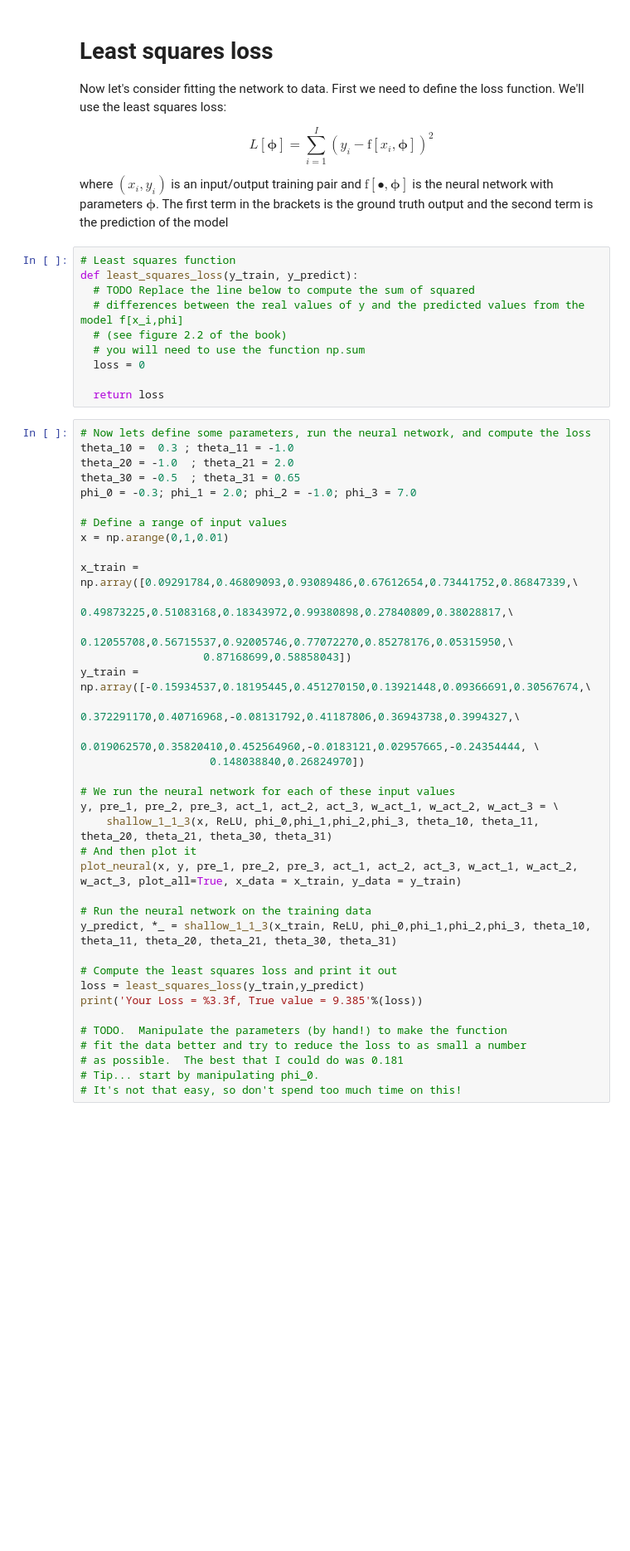
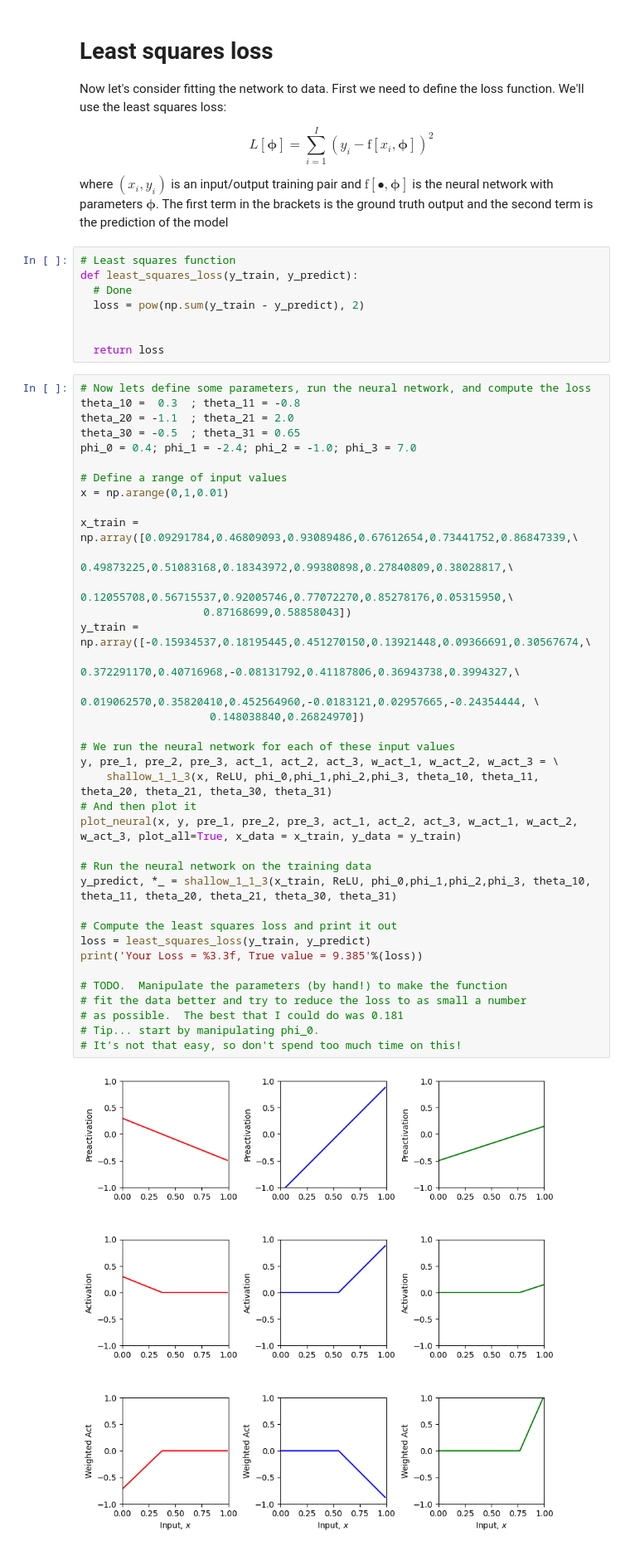
Before and after one commit to jklee16/167-Notebook-Repo, a Jupyter notebook: 3_1_Shallow_Networks_I.ipynb, the cells around one changed output. Shown at 83% size. Saved outputs shown, nothing was run; the diff lists cells and outputs as text; blank space fills up the shorter version.

```diff
--- a/3_1_Shallow_Networks_I.ipynb
+++ b/3_1_Shallow_Networks_I.ipynb
@@ -176,50 +205,50 @@ L[\boldsymbol\phi] = \sum_{i=1}^{I}(y_{i}-\text{f}[x_{i},\boldsymbol\phi])^2
 \end{equation}
 
 where $(x_i,y_i)$ is an input/output training pair and $\text{f}[\bullet,\boldsymbol\phi]$ is the neural network with parameters $\boldsymbol\phi$.  The first term in the brackets is the ground truth output and the second term is the prediction of the model
-# %%
-# Least squares function
-def least_squares_loss(y_train, y_predict):
-  # TODO Replace the line below to compute the sum of squared
-  # differences between the real values of y and the predicted values from the model f[x_i,phi]
-  # (see figure 2.2 of the book)
-  # you will need to use the function np.sum
-  loss = 0
-
-  return loss
+# %%
+# Least squares function
+def least_squares_loss(y_train, y_predict):
+  # Done
+  loss = pow(np.sum(y_train - y_predict), 2)
+
+
+  return loss
 # %%
 # Now lets define some parameters, run the neural network, and compute the loss
-theta_10 =  0.3 ; theta_11 = -1.0
-theta_20 = -1.0  ; theta_21 = 2.0
+theta_10 =  0.3  ; theta_11 = -0.8
+theta_20 = -1.1  ; theta_21 = 2.0
 theta_30 = -0.5  ; theta_31 = 0.65
-phi_0 = -0.3; phi_1 = 2.0; phi_2 = -1.0; phi_3 = 7.0
+phi_0 = 0.4; phi_1 = -2.4; phi_2 = -1.0; phi_3 = 7.0
 
 # Define a range of input values
 x = np.arange(0,1,0.01)
 
 x_train = np.array([0.09291784,0.46809093,0.93089486,0.67612654,0.73441752,0.86847339,\
                    0.49873225,0.51083168,0.18343972,0.99380898,0.27840809,0.38028817,\
                    0.12055708,0.56715537,0.92005746,0.77072270,0.85278176,0.05315950,\
                    0.87168699,0.58858043])
 y_train = np.array([-0.15934537,0.18195445,0.451270150,0.13921448,0.09366691,0.30567674,\
                     0.372291170,0.40716968,-0.08131792,0.41187806,0.36943738,0.3994327,\
                     0.019062570,0.35820410,0.452564960,-0.0183121,0.02957665,-0.24354444, \
                     0.148038840,0.26824970])
 
 # We run the neural network for each of these input values
 y, pre_1, pre_2, pre_3, act_1, act_2, act_3, w_act_1, w_act_2, w_act_3 = \
     shallow_1_1_3(x, ReLU, phi_0,phi_1,phi_2,phi_3, theta_10, theta_11, theta_20, theta_21, theta_30, theta_31)
 # And then plot it
 plot_neural(x, y, pre_1, pre_2, pre_3, act_1, act_2, act_3, w_act_1, w_act_2, w_act_3, plot_all=True, x_data = x_train, y_data = y_train)
 
 # Run the neural network on the training data
 y_predict, *_ = shallow_1_1_3(x_train, ReLU, phi_0,phi_1,phi_2,phi_3, theta_10, theta_11, theta_20, theta_21, theta_30, theta_31)
 
 # Compute the least squares loss and print it out
-loss = least_squares_loss(y_train,y_predict)
+loss = least_squares_loss(y_train, y_predict)
 print('Your Loss = %3.3f, True value = 9.385'%(loss))
 
 # TODO.  Manipulate the parameters (by hand!) to make the function
 # fit the data better and try to reduce the loss to as small a number
 # as possible.  The best that I could do was 0.181
 # Tip... start by manipulating phi_0.
 # It's not that easy, so don't spend too much time on this!
+# %% [output]
+[figure, added]
```
Also changed, not shown: parts of 4 cells of this notebook.
